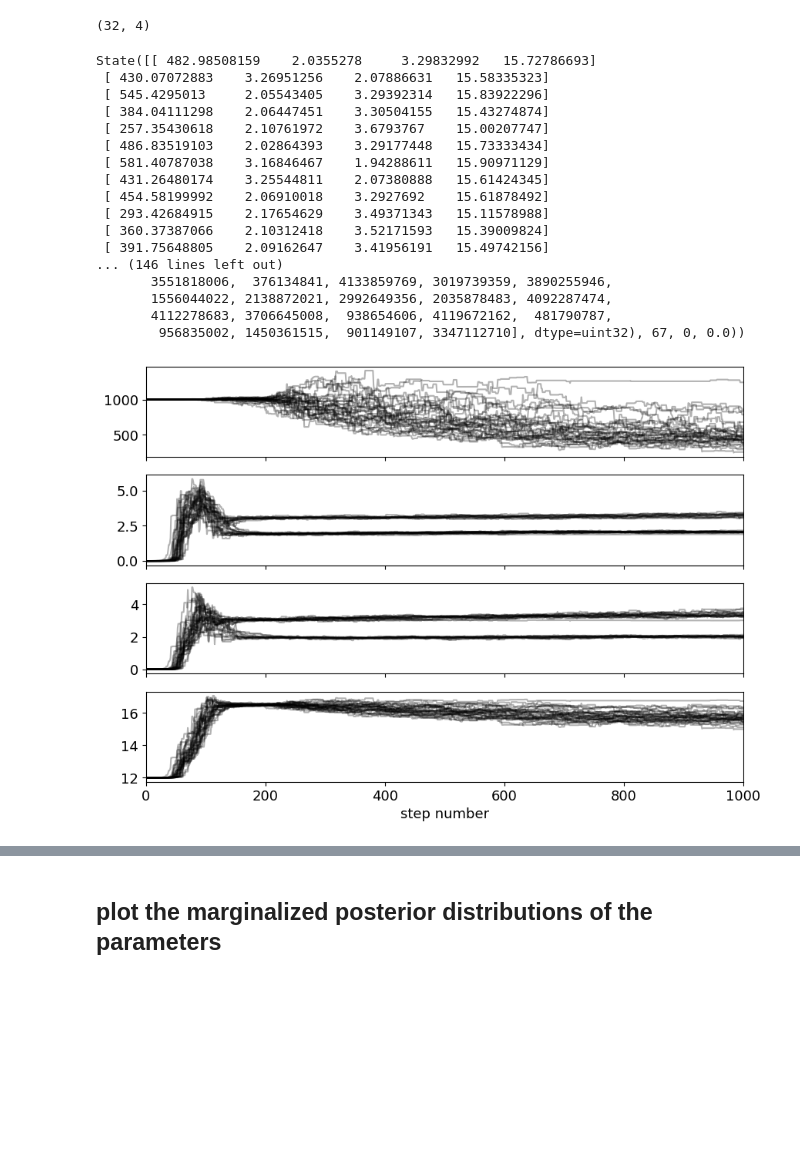
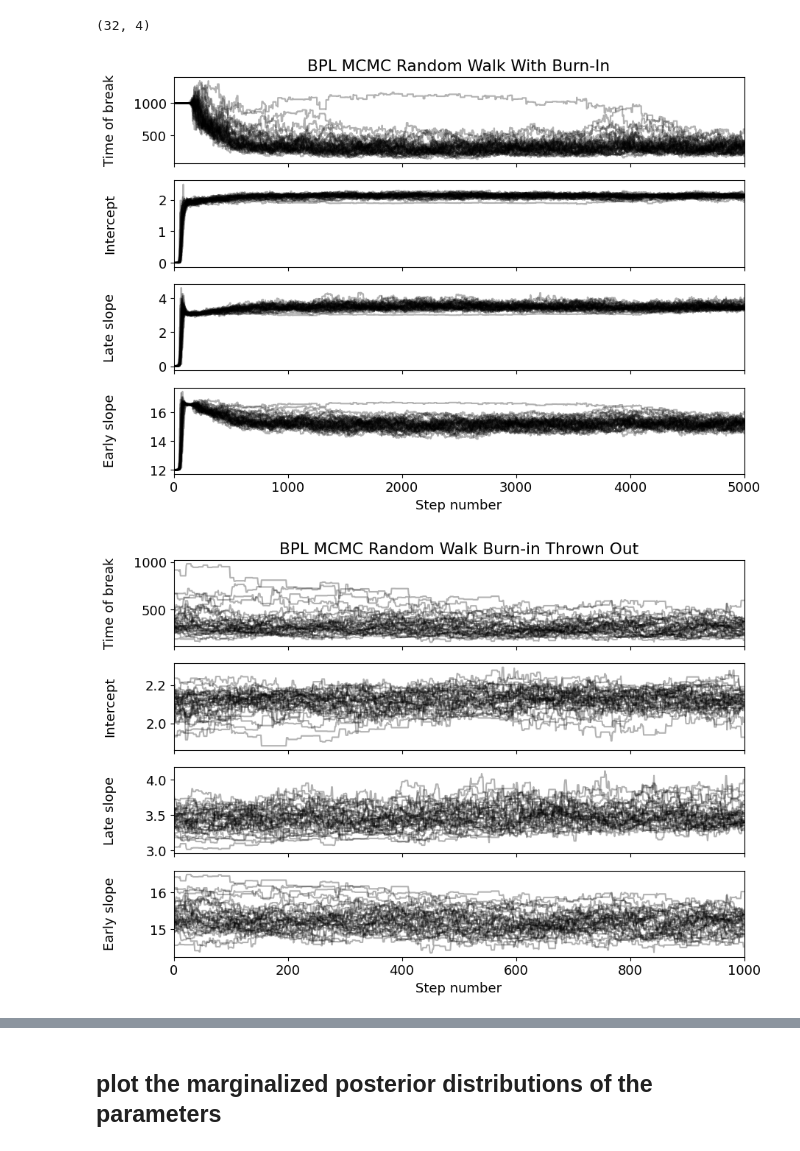
Before and after one commit to TJTomas/DSPS_TTomaszewski, a Jupyter notebook: HW6/Tomaszewski_Second_Half_fitlinetogrbafterglow_mcmc_dsps25.ipynb, the cells around one changed output, grey strips where cells are left out. Cells and saved outputs as stored; diff of their text form; code cells hidden in the pictures; blank space fills up the shorter version.

```diff
--- a/HW6/Tomaszewski_Second_Half_fitlinetogrbafterglow_mcmc_dsps25.ipynb
+++ b/HW6/Tomaszewski_Second_Half_fitlinetogrbafterglow_mcmc_dsps25.ipynb
@@ -811,35 +877,43 @@ pos.shape
 (32, 4)
 # %%
 # run the model
-sampler.run_mcmc(pos, 1000, progress=True)
+sampler.run_mcmc(pos, 5000, progress=True);
-# %% [output]
-State([[ 482.98508159    2.0355278     3.29832992   15.72786693]
- [ 430.07072883    3.26951256    2.07886631   15.58335323]
- [ 545.4295013     2.05543405    3.29392314   15.83922296]
- [ 384.04111298    2.06447451    3.30504155   15.43274874]
- [ 257.35430618    2.10761972    3.6793767    15.00207747]
- [ 486.83519103    2.02864393    3.29177448   15.73333434]
- [ 581.40787038    3.16846467    1.94288611   15.90971129]
- [ 431.26480174    3.25544811    2.07380888   15.61424345]
- [ 454.58199992    2.06910018    3.2927692    15.61878492]
- [ 293.42684915    2.17654629    3.49371343   15.11578988]
- [ 360.37387066    2.10312418    3.52171593   15.39009824]
- [ 391.75648805    2.09162647    3.41956191   15.49742156]
-... (146 lines left out)
-       3551818006,  376134841, 4133859769, 3019739359, 3890255946,
-       1556044022, 2138872021, 2992649356, 2035878483, 4092287474,
-       4112278683, 3706645008,  938654606, 4119672162,  481790787,
-        956835002, 1450361515,  901149107, 3347112710], dtype=uint32), 67, 0, 0.0))
-# %%
-#plot the chains
-fig, axes = plt.subplots(ndim, figsize=(10, 7), sharex=True)
-samples = sampler.get_chain()
-
-for i in range(ndim):
-    ax = axes[i]
-    ax.plot(samples[:, :, i], "k", alpha=0.3)
-    ax.set_xlim(0, len(samples))
-    ax.yaxis.set_label_coords(-0.1, 0.5)
-axes[-1].set_xlabel("step number");
-# %% [output]
-[figure, removed]
+# %%
+#plot of chains without burn-in process
+samples = 0
+fig, axes = plt.subplots(ndim, figsize=(10, 7), sharex=True)
+samples = sampler.get_chain()
+for i in range(ndim):
+    ax = axes[i]
+    ax.plot(samples[:, :, i], "k", alpha=0.3)
+    ax.set_xlim(0, len(samples))
+    ax.yaxis.set_label_coords(-0.1, 0.5)
+axes[-1].set_xlabel("Step number");
+axes[0].set_ylabel("Time of break")
+axes[-1].set_ylabel("Early slope")
+axes[-2].set_ylabel("Late slope")
+axes[-3].set_ylabel("Intercept")
+axes[0].set_title("BPL MCMC Random Walk With Burn-In")
+plt.show()
+
+#plot the chains
+discard_var = 4000
+samples = 0
+fig, axes = plt.subplots(ndim, figsize=(10, 7), sharex=True)
+samples = sampler.get_chain(discard=discard_var)
+
+for i in range(ndim):
+    ax = axes[i]
+    ax.plot(samples[:, :, i], "k", alpha=0.3)
+    ax.set_xlim(0, len(samples))
+    ax.yaxis.set_label_coords(-0.1, 0.5)
+axes[-1].set_xlabel("Step number");
+axes[0].set_ylabel("Time of break")
+axes[-1].set_ylabel("Early slope")
+axes[-2].set_ylabel("Late slope")
+axes[-3].set_ylabel("Intercept")
+axes[0].set_title("BPL MCMC Random Walk Burn-in Thrown Out")
+plt.show()
+# %% [output]
+[figure, added]
+[figure, added]
```
Also changed, not shown: parts of 22 cells of this notebook.
